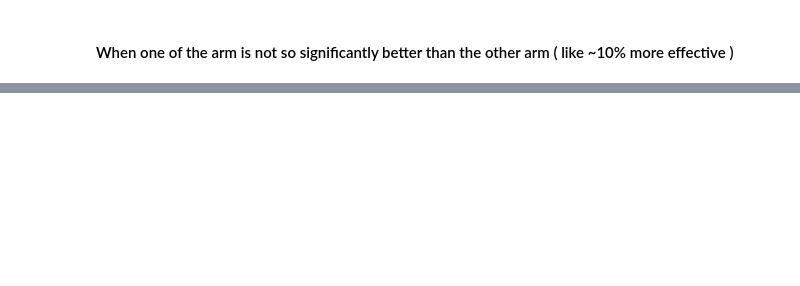
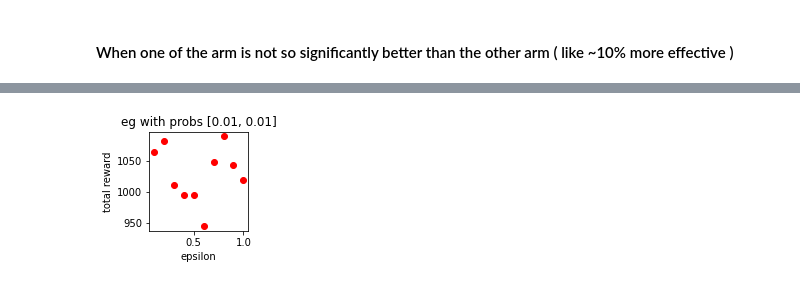
Before and after one commit to viswanath57/Learning-How-To-Act, a Jupyter notebook: Bandit Algorithms/epsilonGreedy.ipynb, the cells around one changed output, grey strips where cells are left out. Drawn from its saved outputs; the diff is of its cells as text; code cells hidden in the pictures; blank space fills up the shorter version.

```diff
--- a/Bandit Algorithms/epsilonGreedy.ipynb
+++ b/Bandit Algorithms/epsilonGreedy.ipynb
@@ -165,0 +231,81 @@ total reward:- 1086.00  =>  EpsilonGreedy(1.00,[50012, 49988], [0.01053747100695
+# %%
+def epsilonGreedyPlots( successProbabilities, noOfTrails):
+    armsRewardForGivenTrial = lambda x : numpy.random.choice( ("s", "f"), p=[ x, 1-x])
+    totalRewardForEachEpsilon = []
+    for eEpsilon in numpy.arange(0.1, 1.1, 0.1):
+        egAlgo = EpsilonGreedy( eEpsilon )
+        egAlgo.initialize( len(successProbabilities) )
+        for ee in range(noOfTrails):
+            chosen_arm = egAlgo.select_arm()
+            egAlgo.update ( chosen_arm , 1 if armsRewardForGivenTrial(successProbabilities[chosen_arm]) == 's' else 0 )
+
+        totalReward = sum( [ i*j for i,j in zip( egAlgo.counts, egAlgo.values)] )
+
+        totalRewardForEachEpsilon.append( (egAlgo.epsilon, totalReward) )
+#         print ( "total reward:- {0:.2f}".format(  totalReward ) ,  " => ",  egAlgo)
+
+    return pandas.DataFrame( totalRewardForEachEpsilon, columns=["epsilon", "total_reward"])
+# %%
+import numpy
+import matplotlib.pyplot as plt
+plt.figure(1 )
+
+noOfTrails = 100000
+
+successProbabilities = [ 0.01, 0.01 ] # Options success rates in Hindsight
+rewardsDF = epsilonGreedyPlots( successProbabilities, noOfTrails )
+plt.subplot(231)
+plt.plot(rewardsDF['epsilon'], rewardsDF['total_reward'], 'ro' )
+plt.title( "eg with probs {!r}". format(successProbabilities) )
+plt.xlabel("epsilon")
+plt.ylabel("total reward")
+
+plt.show() # Depending on whether you use IPython or interactive mode, etc.
+
+successProbabilities = [ 0.01, 0.011 ] # Options success rates in Hindsight
+rewardsDF = epsilonGreedyPlots( successProbabilities, noOfTrails )
+plt.subplot(232)
+plt.plot(rewardsDF['epsilon'], rewardsDF['total_reward'], 'ro')
+plt.title( "eg with probs {!r}". format(successProbabilities) )
+plt.xlabel("epsilon")
+plt.ylabel("total reward")
+plt.show() # Depending on whether you use IPython or interactive mode, etc.
+
+successProbabilities = [ 0.01, 0.012 ] # Options success rates in Hindsight
+rewardsDF = epsilonGreedyPlots( successProbabilities, noOfTrails)
+plt.subplot(233)
+plt.plot(rewardsDF['epsilon'], rewardsDF['total_reward'], 'ro')
+plt.title( "eg with probs {!r}". format(successProbabilities) )
+plt.xlabel("epsilon")
+plt.ylabel("total reward")
+plt.show() # Depending on whether you use IPython or interactive mode, etc.
+
+
+successProbabilities = [ 0.01, 0.013 ] # Options success rates in Hindsight
+rewardsDF = epsilonGreedyPlots( successProbabilities, noOfTrails )
+plt.subplot(234)
+plt.plot(rewardsDF['epsilon'], rewardsDF['total_reward'], 'ro')
+plt.title( "eg with probs {!r}". format(successProbabilities) )
+plt.xlabel("epsilon")
+plt.ylabel("total reward")
+plt.show() # Depending on whether you use IPython or interactive mode, etc.
+
+successProbabilities = [ 0.01, 0.016 ] # Options success rates in Hindsight
+rewardsDF = epsilonGreedyPlots( successProbabilities, noOfTrails )
+plt.subplot(235)
+plt.plot(rewardsDF['epsilon'], rewardsDF['total_reward'], 'ro')
+plt.title( "eg with probs {!r}". format(successProbabilities) )
+plt.xlabel("epsilon")
+plt.ylabel("total reward")
+plt.show() # Depending on whether you use IPython or interactive mode, etc.
+
+successProbabilities = [ 0.01, 0.02 ] # Options success rates in Hindsight
+rewardsDF = epsilonGreedyPlots( successProbabilities, noOfTrails )
+plt.subplot(236)
+plt.plot(rewardsDF['epsilon'], rewardsDF['total_reward'], 'ro')
+plt.title( "eg with probs {!r}". format(successProbabilities) )
+plt.xlabel("epsilon")
+plt.ylabel("total reward")
+plt.show() # Depending on whether you use IPython or interactive mode, etc.
+# %% [output]
+[figure, added]
```
Also changed, not shown: parts of 12 cells of this notebook, 1 other file.
